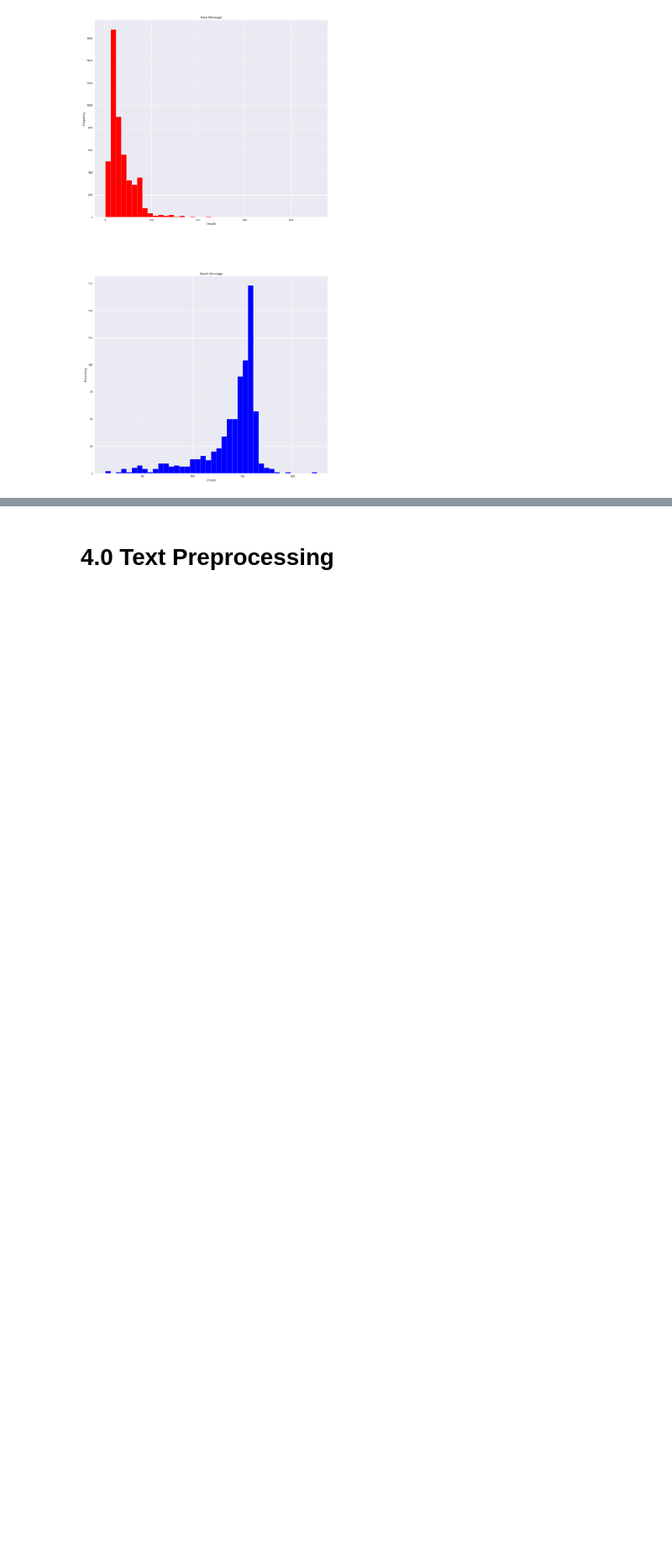
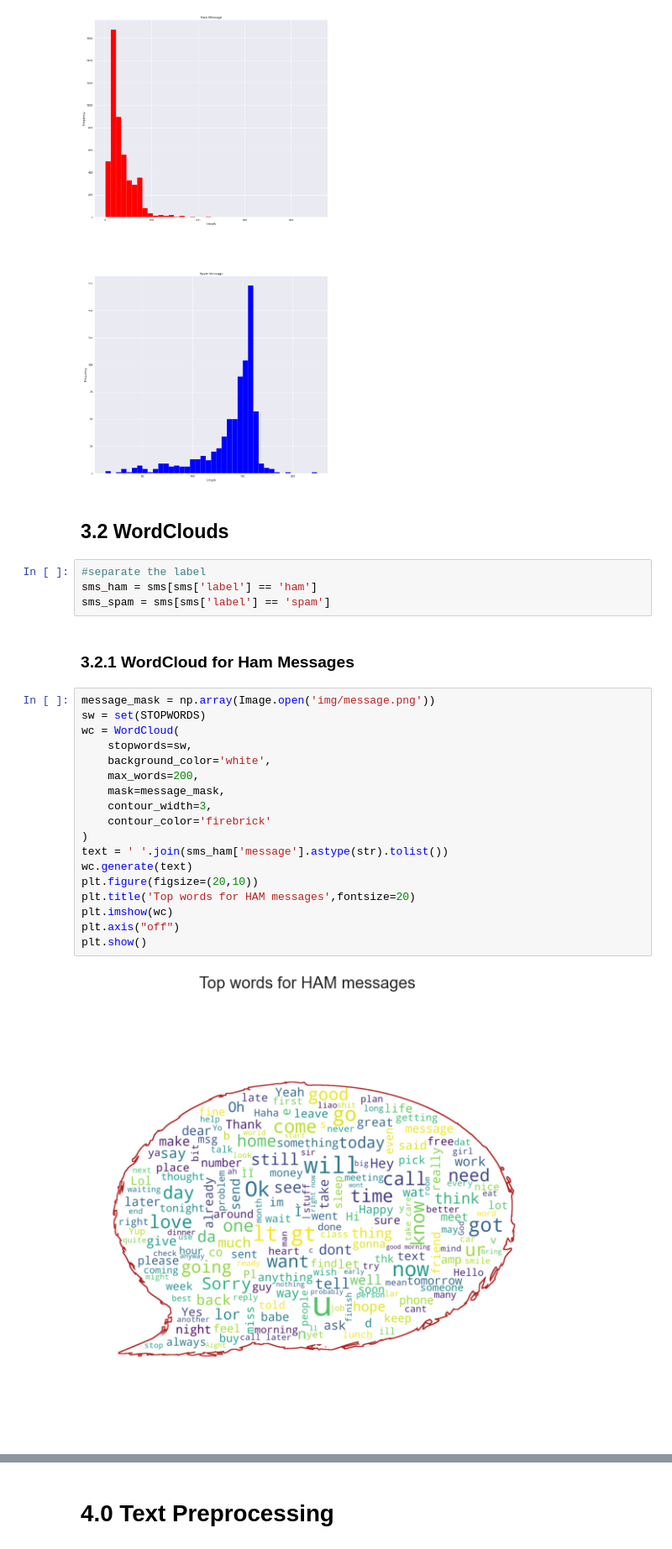
Before and after one commit to ivanyap0612/NLP-Spam-Message-Classification, a Jupyter notebook: spam_classification.ipynb, the cells around one changed output, grey strips where cells are left out. Shown at 84% size. Saved outputs shown, nothing was run; the diff lists cells and outputs as text; blank space fills up the shorter version.

```diff
--- a/spam_classification.ipynb
+++ b/spam_classification.ipynb
@@ -115,3 +119,31 @@ ax[1].set(xlabel = 'Length',ylabel = 'Frequency',title = 'Spam Message')
  Text(0, 0.5, 'Frequency'),
  Text(0.5, 1.0, 'Spam Message')]
 [figure]
+# %% [markdown]
+## 3.2 WordClouds
+# %%
+#separate the label
+sms_ham = sms[sms['label'] == 'ham']
+sms_spam = sms[sms['label'] == 'spam']
+# %% [markdown]
+### 3.2.1 WordCloud for Ham Messages
+# %%
+message_mask = np.array(Image.open('img/message.png'))
+sw = set(STOPWORDS)
+wc = WordCloud(
+    stopwords=sw,
+    background_color='white',
+    max_words=200,
+    mask=message_mask,
+    contour_width=3,
+    contour_color='firebrick'
+)
+text = ' '.join(sms_ham['message'].astype(str).tolist())
+wc.generate(text)
+plt.figure(figsize=(20,10))
+plt.title('Top words for HAM messages',fontsize=20)
+plt.imshow(wc)
+plt.axis("off")
+plt.show()
+# %% [output]
+[figure, added]
```
Also changed, not shown: parts of 8 cells of this notebook, 3 other files.
